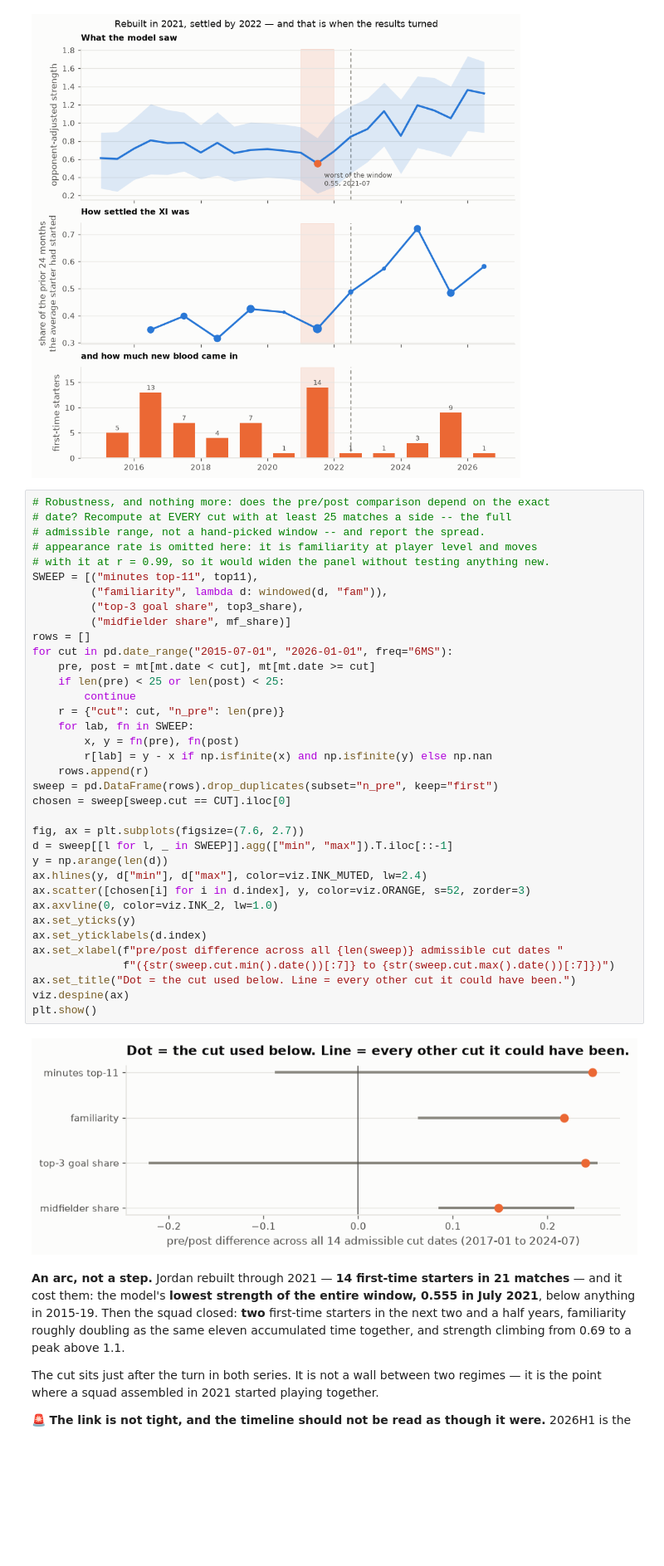
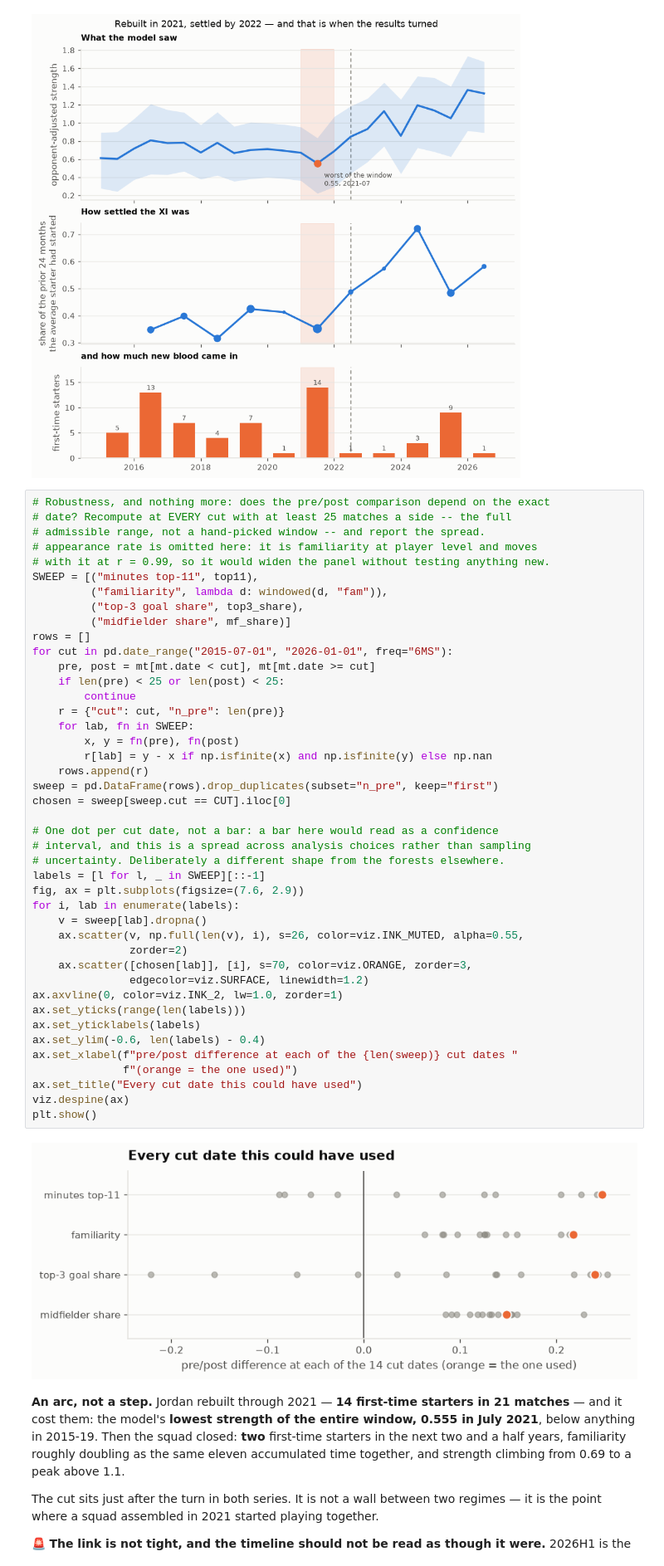
Before and after one commit to mqedan217/jordan-football-strength, a Jupyter notebook: notebooks/03_where_the_goals_came_from.ipynb, the cells around one changed output. Shown at 83% size. Saved outputs shown, nothing was run; the diff lists cells and outputs as text; blank space fills up the shorter version.

```diff
--- a/notebooks/03_where_the_goals_came_from.ipynb
+++ b/notebooks/03_where_the_goals_came_from.ipynb
@@ -234,41 +234,48 @@ plt.show()
 # %%
 # Robustness, and nothing more: does the pre/post comparison depend on the exact
 # date? Recompute at EVERY cut with at least 25 matches a side -- the full
 # admissible range, not a hand-picked window -- and report the spread.
 # appearance rate is omitted here: it is familiarity at player level and moves
 # with it at r = 0.99, so it would widen the panel without testing anything new.
 SWEEP = [("minutes top-11", top11),
          ("familiarity", lambda d: windowed(d, "fam")),
          ("top-3 goal share", top3_share),
          ("midfielder share", mf_share)]
 rows = []
 for cut in pd.date_range("2015-07-01", "2026-01-01", freq="6MS"):
     pre, post = mt[mt.date < cut], mt[mt.date >= cut]
     if len(pre) < 25 or len(post) < 25:
         continue
     r = {"cut": cut, "n_pre": len(pre)}
     for lab, fn in SWEEP:
         x, y = fn(pre), fn(post)
         r[lab] = y - x if np.isfinite(x) and np.isfinite(y) else np.nan
     rows.append(r)
 sweep = pd.DataFrame(rows).drop_duplicates(subset="n_pre", keep="first")
 chosen = sweep[sweep.cut == CUT].iloc[0]
 
-fig, ax = plt.subplots(figsize=(7.6, 2.7))
-d = sweep[[l for l, _ in SWEEP]].agg(["min", "max"]).T.iloc[::-1]
-y = np.arange(len(d))
-ax.hlines(y, d["min"], d["max"], color=viz.INK_MUTED, lw=2.4)
-ax.scatter([chosen[i] for i in d.index], y, color=viz.ORANGE, s=52, zorder=3)
-ax.axvline(0, color=viz.INK_2, lw=1.0)
-ax.set_yticks(y)
-ax.set_yticklabels(d.index)
-ax.set_xlabel(f"pre/post difference across all {len(sweep)} admissible cut dates "
-              f"({str(sweep.cut.min().date())[:7]} to {str(sweep.cut.max().date())[:7]})")
-ax.set_title("Dot = the cut used below. Line = every other cut it could have been.")
+# One dot per cut date, not a bar: a bar here would read as a confidence
+# interval, and this is a spread across analysis choices rather than sampling
+# uncertainty. Deliberately a different shape from the forests elsewhere.
+labels = [l for l, _ in SWEEP][::-1]
+fig, ax = plt.subplots(figsize=(7.6, 2.9))
+for i, lab in enumerate(labels):
+    v = sweep[lab].dropna()
+    ax.scatter(v, np.full(len(v), i), s=26, color=viz.INK_MUTED, alpha=0.55,
+               zorder=2)
+    ax.scatter([chosen[lab]], [i], s=70, color=viz.ORANGE, zorder=3,
+               edgecolor=viz.SURFACE, linewidth=1.2)
+ax.axvline(0, color=viz.INK_2, lw=1.0, zorder=1)
+ax.set_yticks(range(len(labels)))
+ax.set_yticklabels(labels)
+ax.set_ylim(-0.6, len(labels) - 0.4)
+ax.set_xlabel(f"pre/post difference at each of the {len(sweep)} cut dates "
+              f"(orange = the one used)")
+ax.set_title("Every cut date this could have used")
 viz.despine(ax)
 plt.show()
 # %% [output]
-[figure, old version]
+[figure, new version]
 # %% [markdown]
 **An arc, not a step.** Jordan rebuilt through 2021 — **14 first-time starters
 in 21 matches** — and it cost them: the model's **lowest strength of the entire
```
Also changed, not shown: 1 other file.
